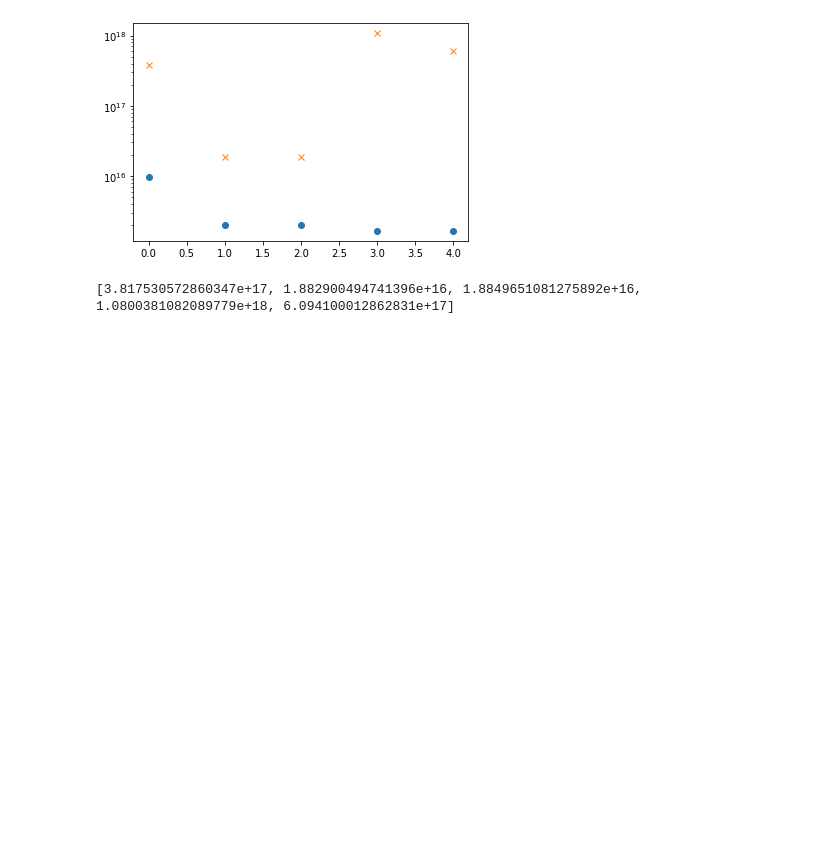
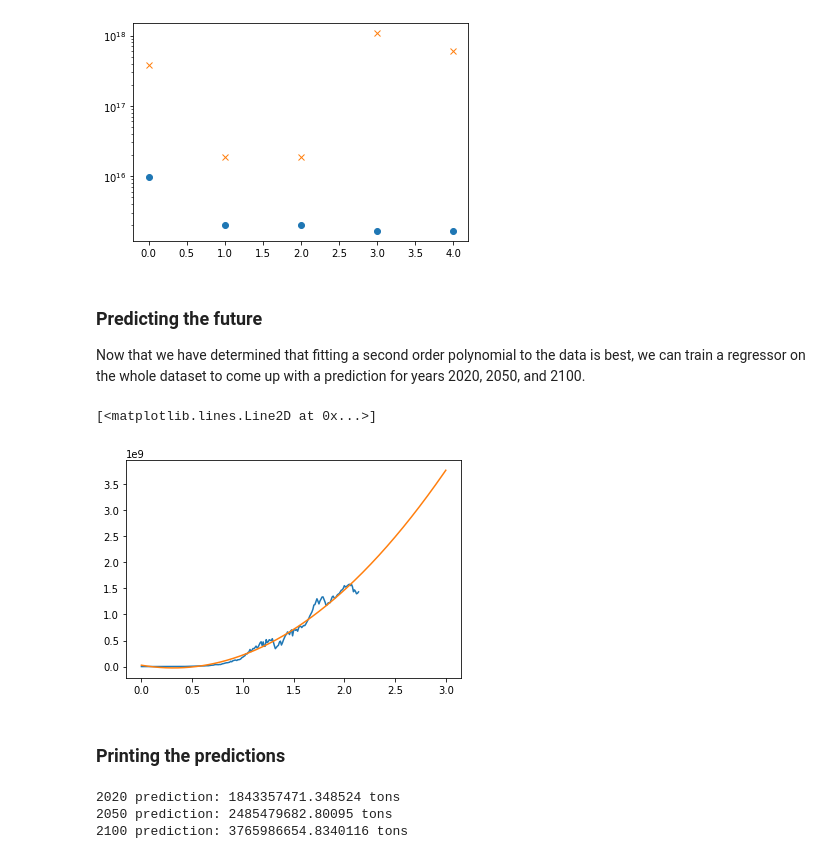
Before and after one commit to tomhagander/themachinelearns, a Jupyter notebook: HW2/carbon.ipynb, the cells around one changed output. Drawn from its saved outputs; the diff is of its cells as text; code cells hidden in the pictures; blank space fills up the shorter version.

```diff
--- a/HW2/carbon.ipynb
+++ b/HW2/carbon.ipynb
@@ -66,7 +80,34 @@ plt.yscale('log')
 plt.show()
 # %% [output]
 [figure]
-# %%
-print(testing_errors)
-# %% [output]
-[3.817530572860347e+17, 1.882900494741396e+16, 1.8849651081275892e+16, 1.0800381082089779e+18, 6.094100012862831e+17]
+# %% [markdown]
+### Predicting the future
+Now that we have determined that fitting a second order polynomial to the data is best, we can train a regressor on the whole dataset to come up with a prediction for years 2020, 2050, and 2100.
+# %%
+X = year_df.copy()
+X['year^2'] = X['Year']**2
+Y = co2_df.copy()
+future = future_df.copy()
+future['year^2'] = future['Year']**2
+
+linreg = LinearRegression()
+linreg.fit(X, Y)
+prediction = linreg.predict(future)
+plt.plot(year_df, co2_df)
+plt.plot(future_df, prediction)
+# %% [output]
+[<matplotlib.lines.Line2D at 0x...>]
+[figure, added]
+# %% [markdown]
+### Printing the predictions
+# %%
+#2020 prediction
+print('2020 prediction: ' + str(prediction[-81][0]) + ' tons')
+#2050 prediction
+print('2050 prediction: ' + str(prediction[-51][0]) + ' tons')
+#2100 prediction
+print('2100 prediction: ' + str(prediction[-1][0]) + ' tons')
+# %% [output]
+2020 prediction: 1843357471.348524 tons
+2050 prediction: 2485479682.80095 tons
+2100 prediction: 3765986654.8340116 tons
```
Also changed, not shown: parts of 5 cells of this notebook, 1 other file.
